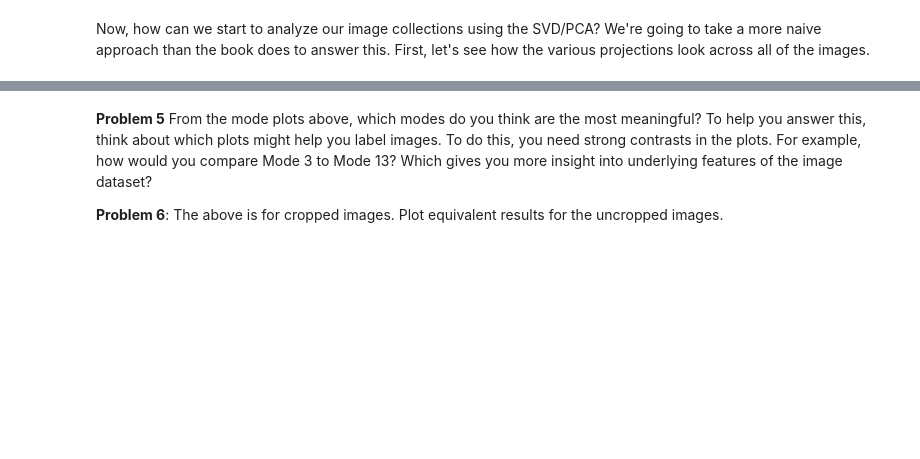
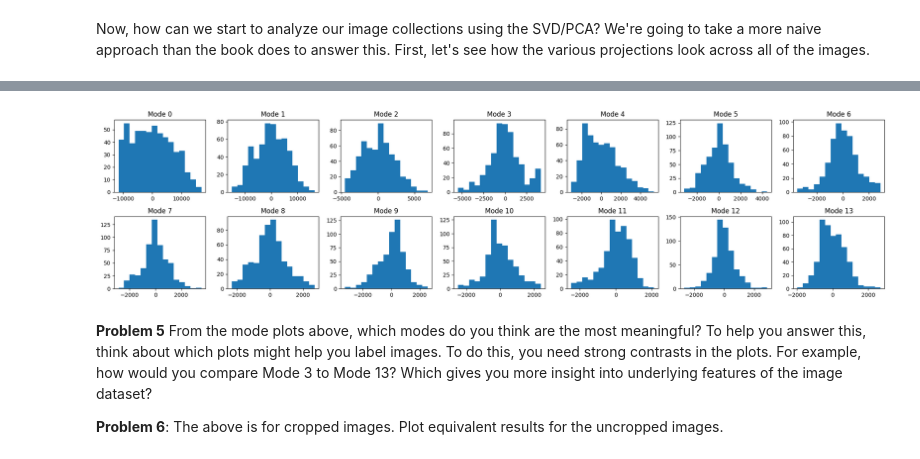
Before and after one commit to cwcurtis/MATH-596-Mathematical-Data-Science, a Jupyter notebook: Assignments/Homework_Two_on_Colab.ipynb, the cells around one changed output, grey strips where cells are left out. Cells and saved outputs as stored; diff of their text form; code cells hidden in the pictures; blank space fills up the shorter version.

```diff
--- a/Assignments/Homework_Two_on_Colab.ipynb
+++ b/Assignments/Homework_Two_on_Colab.ipynb
@@ -86,3 +98,13 @@ plt.tight_layout()
+# %%
+fig, axes = plt.subplots(2, 7, figsize=(20, 5))
+ax = axes.ravel()
+num_bins = 15
+for jj in range(num_modes):
+  ax[jj].hist(pca_proj_crp[jj, :], bins=num_bins)
+  ax[jj].set_title(f"Mode {jj}")
+plt.tight_layout()
+# %% [output]
+[figure, added]
 # %% [markdown]
 **Problem 5** From the mode plots above, which modes do you think are the most meaningful?  To help you answer this, think about which plots might help you label images.  To do this, you need strong contrasts in the plots.  For example, how would you compare Mode 3 to Mode 13?  Which gives you more insight into underlying features of the image dataset?
 
```
Also changed, not shown: parts of 5 cells of this notebook.
